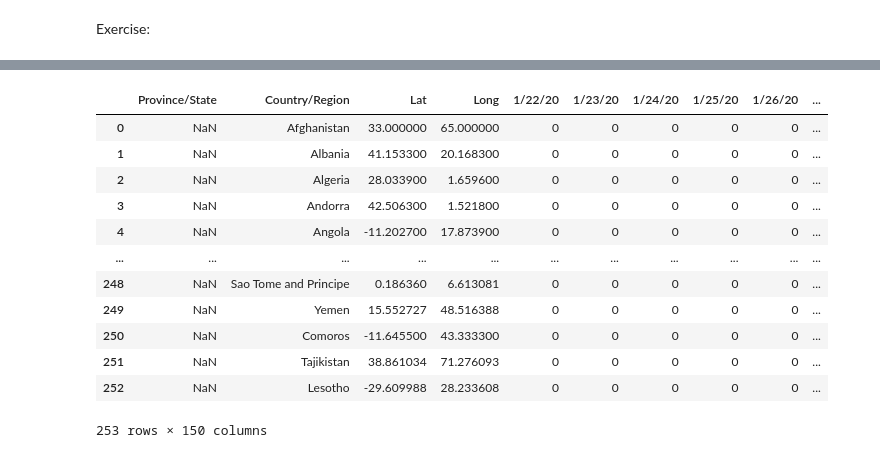
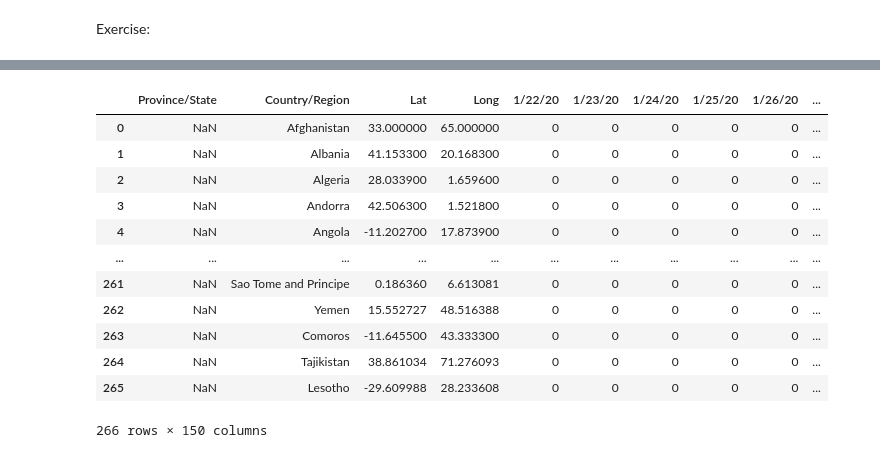
Before and after one commit to BusraSarikaya1/data, a Jupyter notebook: week-2-exercise.ipynb, the cells around one changed output, grey strips where cells are left out. Drawn from its saved outputs; the diff is of its cells as text; code cells hidden in the pictures.

```diff
--- a/week-2-exercise.ipynb
+++ b/week-2-exercise.ipynb
@@ -18,16 +7,0 @@ dataset1=pd.read_csv("time_series_covid19_recovered_global.csv")
-# %%
-dataset1
-# %% [output]
-|  | Province/State | Country/Region | Lat | Long | 1/22/20 | 1/23/20 | 1/24/20 | 1/25/20 | 1/26/20 | ... |
-| 0 | NaN | Afghanistan | 33.000000 | 65.000000 | 0 | 0 | 0 | 0 | 0 | ... |
-| 1 | NaN | Albania | 41.153300 | 20.168300 | 0 | 0 | 0 | 0 | 0 | ... |
-| 2 | NaN | Algeria | 28.033900 | 1.659600 | 0 | 0 | 0 | 0 | 0 | ... |
-| 3 | NaN | Andorra | 42.506300 | 1.521800 | 0 | 0 | 0 | 0 | 0 | ... |
-| 4 | NaN | Angola | -11.202700 | 17.873900 | 0 | 0 | 0 | 0 | 0 | ... |
-| ... | ... | ... | ... | ... | ... | ... | ... | ... | ... | ... |
-| 248 | NaN | Sao Tome and Principe | 0.186360 | 6.613081 | 0 | 0 | 0 | 0 | 0 | ... |
-| 249 | NaN | Yemen | 15.552727 | 48.516388 | 0 | 0 | 0 | 0 | 0 | ... |
-| 250 | NaN | Comoros | -11.645500 | 43.333300 | 0 | 0 | 0 | 0 | 0 | ... |
-| 251 | NaN | Tajikistan | 38.861034 | 71.276093 | 0 | 0 | 0 | 0 | 0 | ... |
-| 252 | NaN | Lesotho | -29.609988 | 28.233608 | 0 | 0 | 0 | 0 | 0 | ... |
-253 rows × 150 columns
@@ -35,0 +10,16 @@ dataset2=pd.read_csv("time_series_covid19_deaths_global.csv")
+# %%
+infected_dataset
+# %% [output]
+|  | Province/State | Country/Region | Lat | Long | 1/22/20 | 1/23/20 | 1/24/20 | 1/25/20 | 1/26/20 | ... |
+| 0 | NaN | Afghanistan | 33.000000 | 65.000000 | 0 | 0 | 0 | 0 | 0 | ... |
+| 1 | NaN | Albania | 41.153300 | 20.168300 | 0 | 0 | 0 | 0 | 0 | ... |
+| 2 | NaN | Algeria | 28.033900 | 1.659600 | 0 | 0 | 0 | 0 | 0 | ... |
+| 3 | NaN | Andorra | 42.506300 | 1.521800 | 0 | 0 | 0 | 0 | 0 | ... |
+| 4 | NaN | Angola | -11.202700 | 17.873900 | 0 | 0 | 0 | 0 | 0 | ... |
+| ... | ... | ... | ... | ... | ... | ... | ... | ... | ... | ... |
+| 261 | NaN | Sao Tome and Principe | 0.186360 | 6.613081 | 0 | 0 | 0 | 0 | 0 | ... |
+| 262 | NaN | Yemen | 15.552727 | 48.516388 | 0 | 0 | 0 | 0 | 0 | ... |
+| 263 | NaN | Comoros | -11.645500 | 43.333300 | 0 | 0 | 0 | 0 | 0 | ... |
+| 264 | NaN | Tajikistan | 38.861034 | 71.276093 | 0 | 0 | 0 | 0 | 0 | ... |
+| 265 | NaN | Lesotho | -29.609988 | 28.233608 | 0 | 0 | 0 | 0 | 0 | ... |
+266 rows × 150 columns
```
Also changed, not shown: parts of 33 cells of this notebook, 1 other file.
